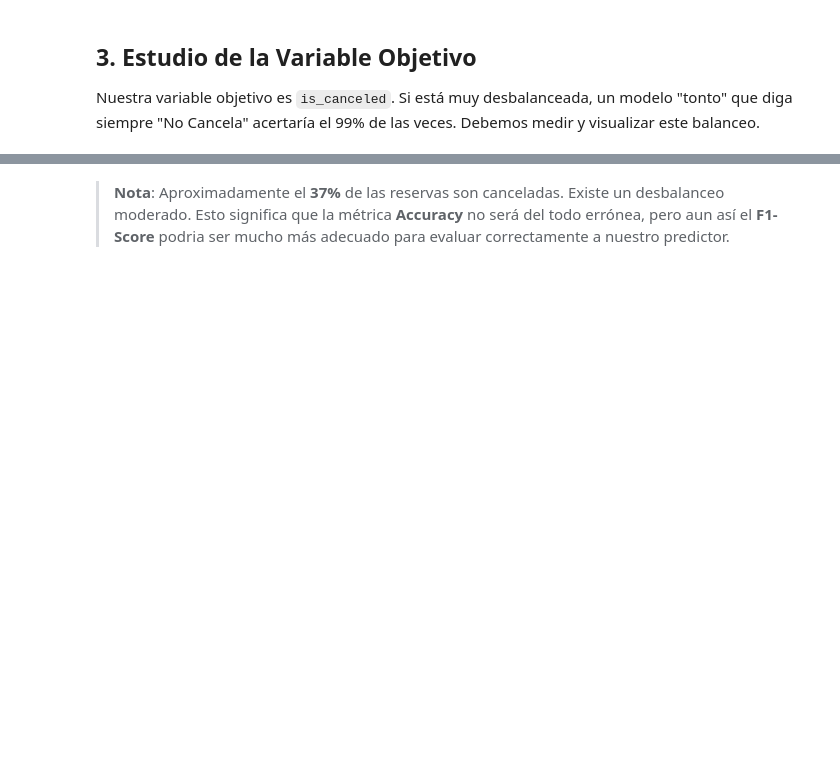
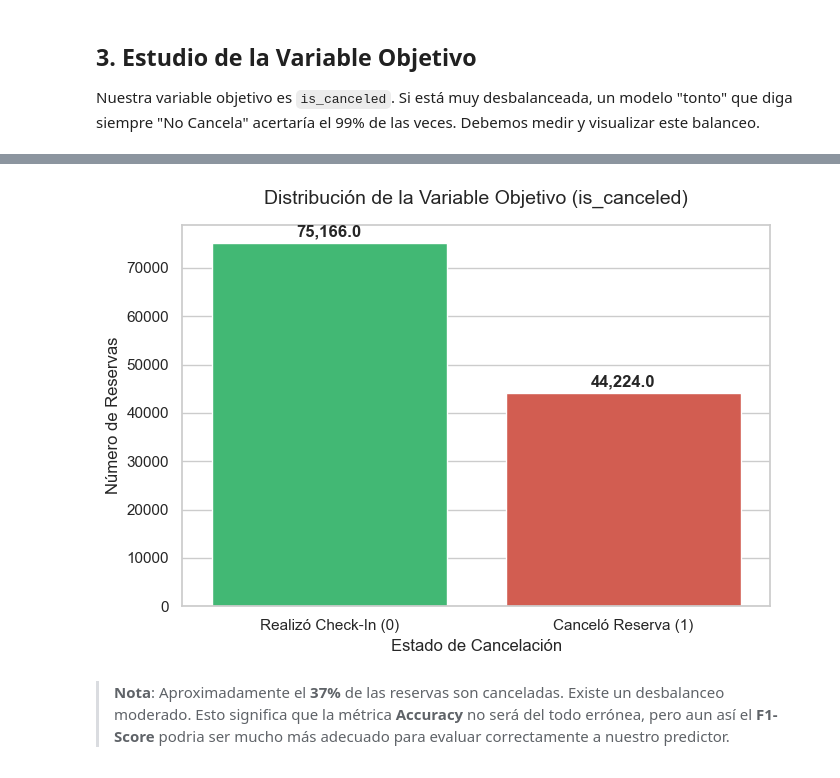
Before and after one commit to Joakamakaka1/machine-learning-project, a Jupyter notebook: notebooks/eda_exploration.ipynb, the cells around one changed output, grey strips where cells are left out. Cells and saved outputs as stored; diff of their text form; code cells hidden in the pictures; blank space fills up the shorter version.

```diff
--- a/notebooks/eda_exploration.ipynb
+++ b/notebooks/eda_exploration.ipynb
@@ -72,25 +112,27 @@ for val, count in counts.items():
 # %%
 # Visualizar la variable objetivo con un gráfico de barras estético
 plt.figure(figsize=(7, 5))
-ax = sns.countplot(x=TARGET_COL, data=df, palette={0: "#2ecc71", 1: "#e74c3c"})
+ax = sns.countplot(x=TARGET_COL, hue=TARGET_COL, data=df, palette=["#2ecc71", "#e74c3c"], legend=False)
 plt.title("Distribución de la Variable Objetivo (is_canceled)", fontsize=14, pad=15)
 plt.xlabel("Estado de Cancelación", fontsize=12)
 plt.ylabel("Número de Reservas", fontsize=12)
 ax.set_xticklabels(["Realizó Check-In (0)", "Canceló Reserva (1)"])
 
 # Añadir etiquetas de conteo sobre cada barra
 for p in ax.patches:
     ax.annotate(
         f"{p.get_height():,}",
         (p.get_x() + p.get_width() / 2.0, p.get_height()),
         ha="center",
         va="center",
         xytext=(0, 8),
         textcoords="offset points",
         fontweight="bold",
     )
 plt.tight_layout()
 plt.show()
+# %% [output]
+[figure, added]
 # %% [markdown]
 > **Nota**: Aproximadamente el **37%** de las reservas son canceladas. Existe un desbalanceo moderado. Esto significa que la métrica **Accuracy** no será del todo errónea, pero aun así el **F1-Score** podria ser mucho más adecuado para evaluar correctamente a nuestro predictor.
 # %% [markdown]
```
Also changed, not shown: parts of 13 cells of this notebook, 8 other files.
